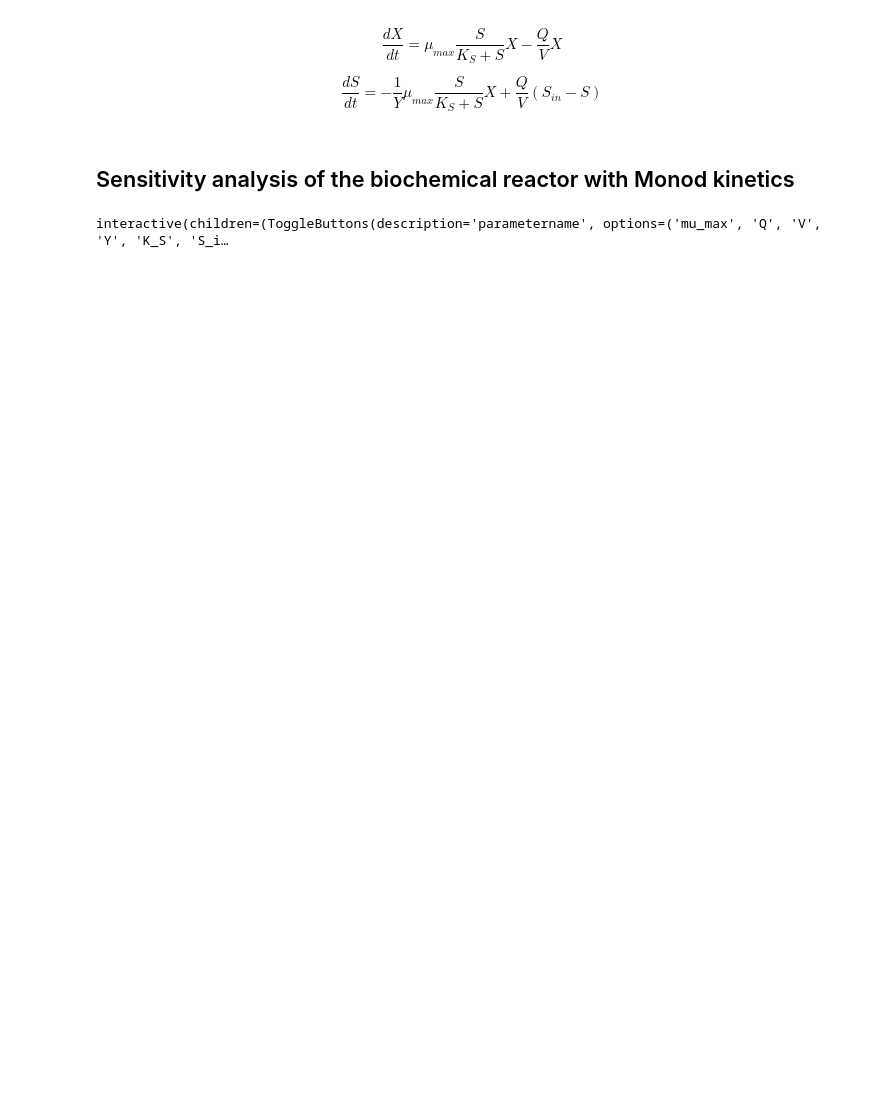
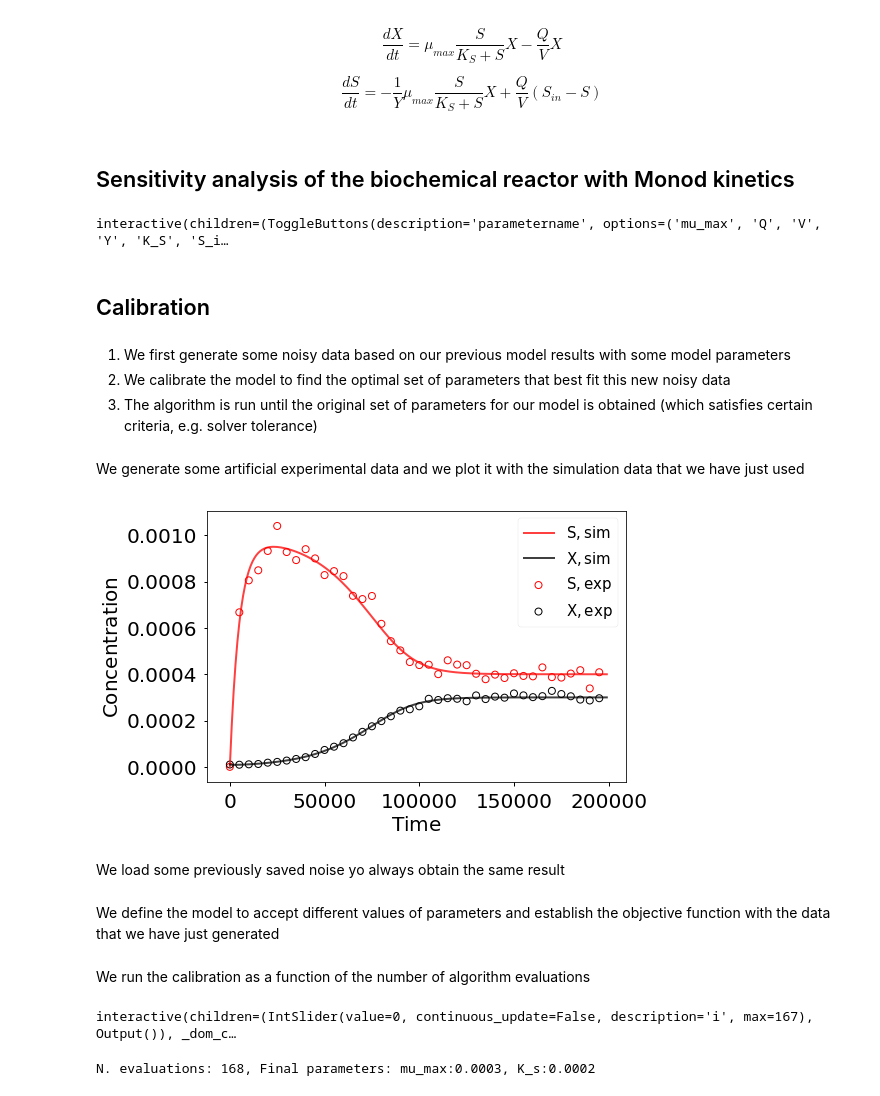
Before and after one commit to davidfernand/modsim_demos, a Jupyter notebook: 2021_2022/monod.ipynb, the cells around one changed output. Drawn from its saved outputs; the diff is of its cells as text; code cells hidden in the pictures; blank space fills up the shorter version.

```diff
--- a/2021_2022/monod.ipynb
+++ b/2021_2022/monod.ipynb
@@ -122,3 +130,50 @@ interact(general_functions.sensitivity,
     K_S=fixed(2e-4), S_in=fixed(1e-3));
 # %% [output]
 interactive(children=(ToggleButtons(description='parametername', options=('mu_max', 'Q', 'V', 'Y', 'K_S', 'S_i…
+# %% [markdown]
+## Calibration
+# %% [markdown]
+1. We first generate some noisy data based on our previous model results with some model parameters
+2. We calibrate the model to find the optimal set of parameters that best fit this new noisy data
+3. The algorithm is run until the original set of parameters for our model is obtained (which satisfies certain criteria, e.g. solver tolerance)
+# %% [markdown]
+We generate some artificial experimental data and we plot it with the simulation data that we have just used
+# %%
+import matplotlib.pyplot as plt
+
+size_data = int(total_time/1000)
+time=np.arange(0, total_time, 1000)
+noise_data_ratio=0.05
+# Based on Gaussian noise
+# Our current solution
+steps = 5
+# We only select a certain amount of points
+X = df['X'][::steps]
+S = df['S'][::steps]
+time_new = time[::steps]
+X_noisy_val = np.random.normal(0,noise_data_ratio*X[X.index[1:]])
+S_noisy_val = np.random.normal(0,noise_data_ratio*S[S.index[1:]])
+X_noisy = X[X.index[1:]] + X_noisy_val
+S_noisy = S[S.index[1:]] + S_noisy_val
+df_noisy=pd.DataFrame(data=[np.append(X_init,X_noisy),np.append(S_init,S_noisy)]).T
+df_noisy.columns=['X','S']
+df_noisy.index=time_new
+
+
+fig = plt.figure(figsize=(7.5,5))
+fig.subplots_adjust(hspace=0.2, wspace = 0.3)
+ax = fig.add_subplot(111)
+ax.plot(time,df['S'],'r-',alpha=0.75,label=r'$\mathrm{S,sim}$')
+ax.scatter(time_new,df_noisy['S'],facecolors='none', edgecolors='r',linewidths=1,label=r'$\mathrm{S,exp}$')
+ax.plot(time,df['X'],'k',alpha=0.75,label=r'$\mathrm{X,sim}$')
+ax.scatter(time_new,df_noisy['X'],facecolors='none', edgecolors='k',linewidths=1,label=r'$\mathrm{X,exp}$')
+
+ax.set_xlabel(r'$\mathrm{Time}$', fontsize=20,rotation=0)
+ax.set_ylabel(r'$\mathrm{Concentration}$', fontsize=20,rotation=90)
+ax.legend(fontsize=15)
+
+plt.show()
+# %% [output]
+[figure, added]
+# %% [markdown]
+We load some previously saved noise yo always obtain the same result
@@ -124,0 +185,2 @@ interactive(children=(ToggleButtons(description='parametername', options=('mu_ma
+# %% [markdown]
+We define the model to accept different values of parameters and establish the objective function with the data that we have just generated
@@ -124,0 +203,23 @@ interactive(children=(ToggleButtons(description='parametername', options=('mu_ma
+# %% [markdown]
+We run the calibration as a function of the number of algorithm evaluations
+# %%
+# Initial values of parameters
+x0 = [1e-2, 1e-2]
+
+# Calibration of model
+parameters,results = general_functions.track_calib(optimizer,
+    x0, param_names=[r'$\mu_{max}$', r'$K_S$'], method='Nelder-Mead',# Only works for now with Nelder-Mead and BFGS
+    bounds = ((0, 0.01), (0, 0.01)),maxiter=500,tol=1e-7)
+
+# Interactive plot with all calibration iterations
+interact(general_functions.plot_calib,
+         parameters=fixed(parameters), results=fixed(results),
+         i=IntSlider(value=0, min=0, max=parameters.shape[0]-1, step=1, continuous_update=False),
+         data=fixed(df_noisy), sim_model=fixed(sim_model))
+
+# Report final solver information
+optimal_params = [parameters.iloc[-1].values[0],parameters.iloc[-1].values[1]]
+print("N. evaluations: {}, Final parameters: mu_max:{:.4f}, K_s:{:.4f}".format(np.size(parameters['$K_S$']),optimal_params[0],optimal_params[1]))
+# %% [output]
+interactive(children=(IntSlider(value=0, continuous_update=False, description='i', max=167), Output()), _dom_c…
+N. evaluations: 168, Final parameters: mu_max:0.0003, K_s:0.0002
```
Also changed, not shown: parts of 13 cells of this notebook, 6 other files.
